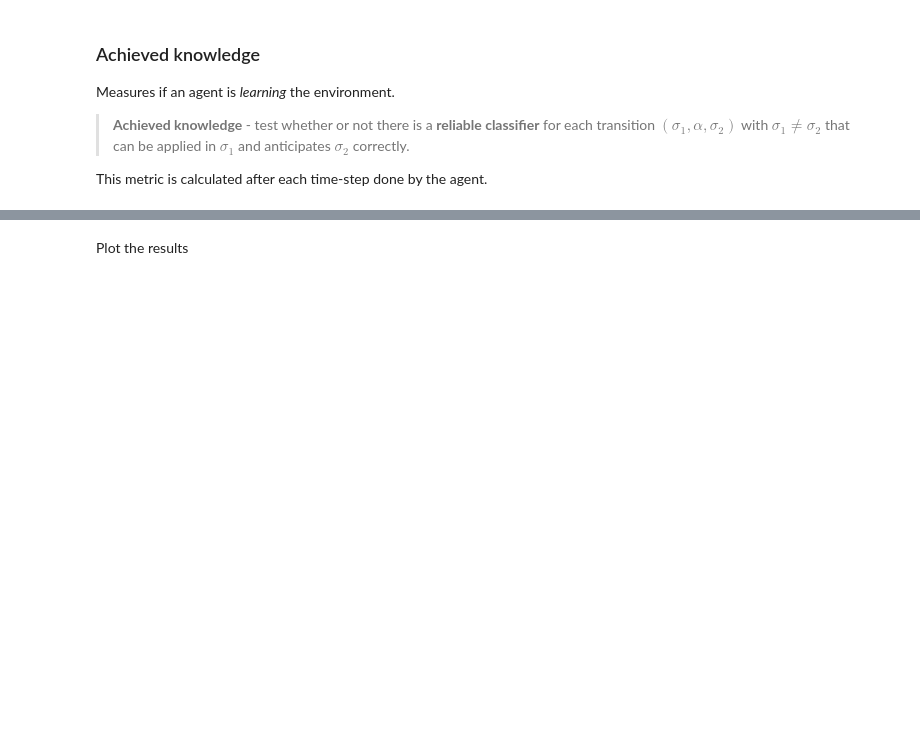
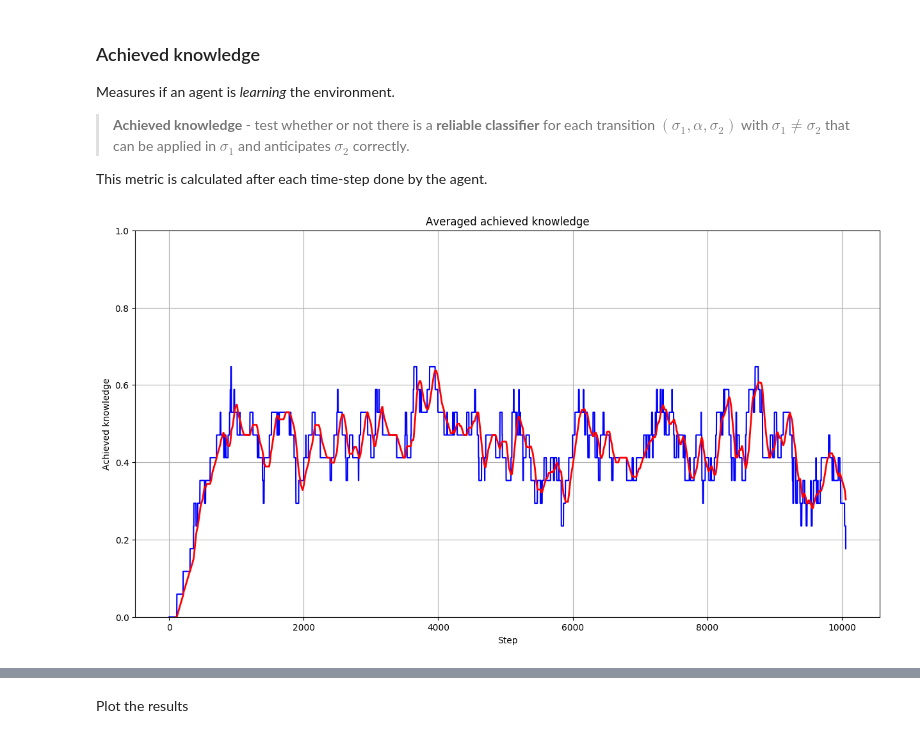
Before and after one commit to ParrotPrediction/pyalcs, a Jupyter notebook: examples/notebooks/ACS2 in Maze.ipynb, the cells around one changed output, grey strips where cells are left out. Saved outputs shown, nothing was run; the diff lists cells and outputs as text; code cells hidden in the pictures; blank space fills up the shorter version.

```diff
--- a/examples/notebooks/ACS2 in Maze.ipynb
+++ b/examples/notebooks/ACS2 in Maze.ipynb
@@ -314,0 +317,20 @@ def get_avg_achieved_knowledge_per_step(performance):
+# %%
+knowledge_per_step = get_avg_per_step(all_metrics, 'achieved_knowledge')
+knowledge_per_step['MA'] = knowledge_per_step['achieved_knowledge'].rolling(window=100).mean()
+
+fig = plt.figure(figsize=(15, 8), dpi=100)
+
+plt.plot(knowledge_per_step['time'], knowledge_per_step['achieved_knowledge'], 'b')
+plt.plot(knowledge_per_step['time'], knowledge_per_step['MA'], 'r', linewidth=2.0)
+
+plt.title('Averaged achieved knowledge')
+plt.xlabel('Step')
+plt.ylabel('Achieved knowledge')
+
+plt.ylim([0, 1])
+
+plt.grid(True)
+
+plt.show()
+# %% [output]
+[figure, added]
```
Also changed, not shown: parts of 21 cells of this notebook, 2 other files.
